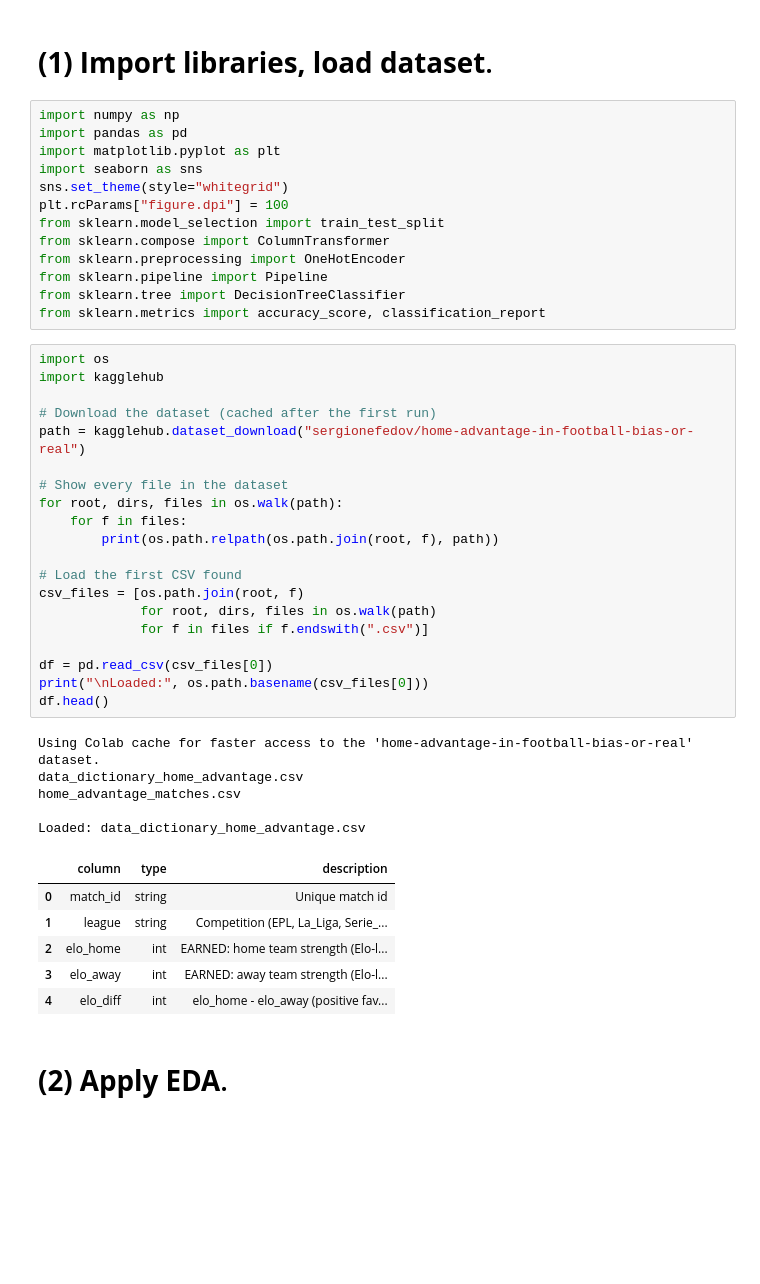
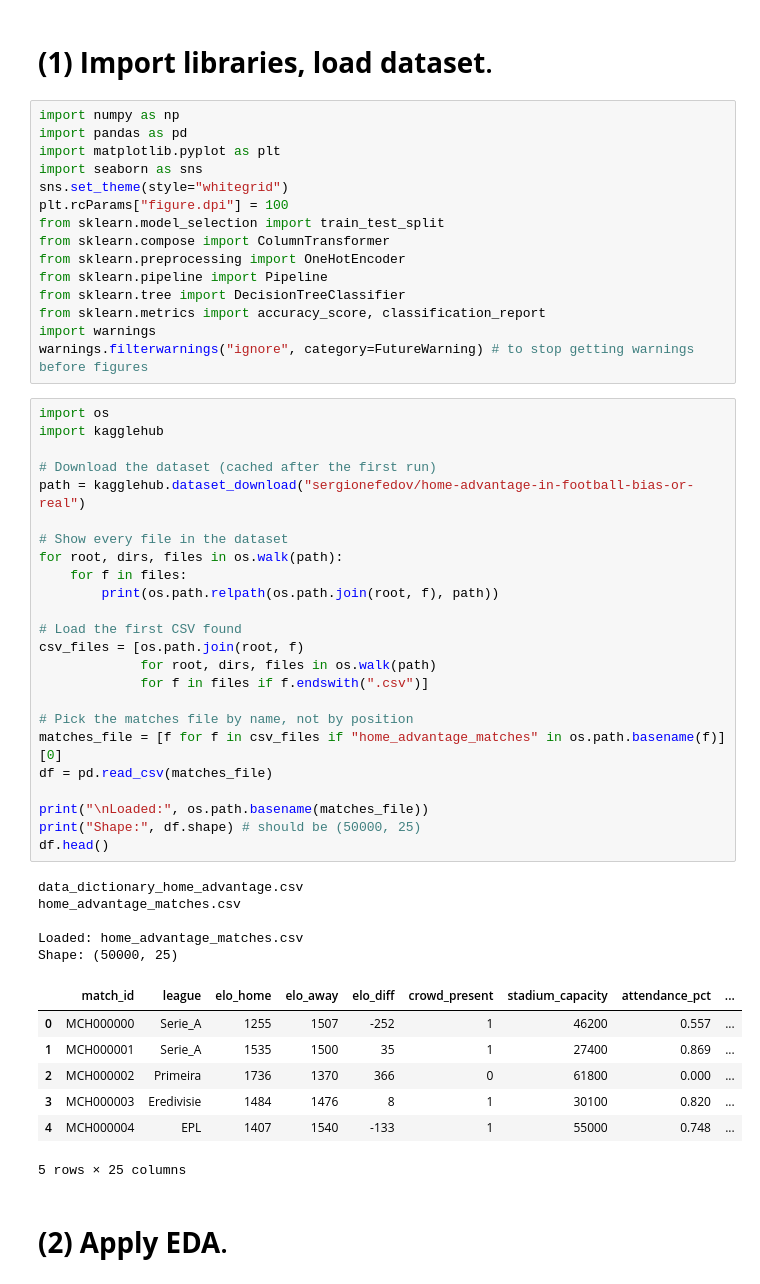
Before and after one commit to RubaAlotaibi/Home-Advantage-in-Football, a Jupyter notebook: Mini_Project_Classification_Algorithms_Exploration.ipynb, the cells around one changed output. Drawn from its saved outputs; the diff is of its cells as text; blank space fills up the shorter version.

```diff
--- a/Mini_Project_Classification_Algorithms_Exploration.ipynb
+++ b/Mini_Project_Classification_Algorithms_Exploration.ipynb
@@ -29,38 +29,45 @@ from sklearn.preprocessing import OneHotEncoder
 from sklearn.pipeline import Pipeline
 from sklearn.tree import DecisionTreeClassifier
 from sklearn.metrics import accuracy_score, classification_report
+import warnings
+warnings.filterwarnings("ignore", category=FutureWarning) # to stop getting warnings before figures
 # %%
 import os
 import kagglehub
 
 # Download the dataset (cached after the first run)
 path = kagglehub.dataset_download("sergionefedov/home-advantage-in-football-bias-or-real")
 
 # Show every file in the dataset
 for root, dirs, files in os.walk(path):
     for f in files:
         print(os.path.relpath(os.path.join(root, f), path))
 
 # Load the first CSV found
 csv_files = [os.path.join(root, f)
              for root, dirs, files in os.walk(path)
              for f in files if f.endswith(".csv")]
 
-df = pd.read_csv(csv_files[0])
-print("\nLoaded:", os.path.basename(csv_files[0]))
+# Pick the matches file by name, not by position
+matches_file = [f for f in csv_files if "home_advantage_matches" in os.path.basename(f)][0]
+df = pd.read_csv(matches_file)
+
+print("\nLoaded:", os.path.basename(matches_file))
+print("Shape:", df.shape) # should be (50000, 25)
 df.head()
 # %% [output]
-Using Colab cache for faster access to the 'home-advantage-in-football-bias-or-real' dataset.
 data_dictionary_home_advantage.csv
 home_advantage_matches.csv
 
-Loaded: data_dictionary_home_advantage.csv
+Loaded: home_advantage_matches.csv
+Shape: (50000, 25)
-|  | column | type | description |
-| 0 | match_id | string | Unique match id |
-| 1 | league | string | Competition (EPL, La_Liga, Serie_... |
-| 2 | elo_home | int | EARNED: home team strength (Elo-l... |
-| 3 | elo_away | int | EARNED: away team strength (Elo-l... |
-| 4 | elo_diff | int | elo_home - elo_away (positive fav... |
+|  | match_id | league | elo_home | elo_away | elo_diff | crowd_present | stadium_capacity | attendance_pct | ... |
+| 0 | MCH000000 | Serie_A | 1255 | 1507 | -252 | 1 | 46200 | 0.557 | ... |
+| 1 | MCH000001 | Serie_A | 1535 | 1500 | 35 | 1 | 27400 | 0.869 | ... |
+| 2 | MCH000002 | Primeira | 1736 | 1370 | 366 | 0 | 61800 | 0.000 | ... |
+| 3 | MCH000003 | Eredivisie | 1484 | 1476 | 8 | 1 | 30100 | 0.820 | ... |
+| 4 | MCH000004 | EPL | 1407 | 1540 | -133 | 1 | 55000 | 0.748 | ... |
+5 rows × 25 columns
 # %% [markdown]
 # **(2) Apply EDA**.
 # %%
```
Also changed, not shown: parts of 33 cells of this notebook.
